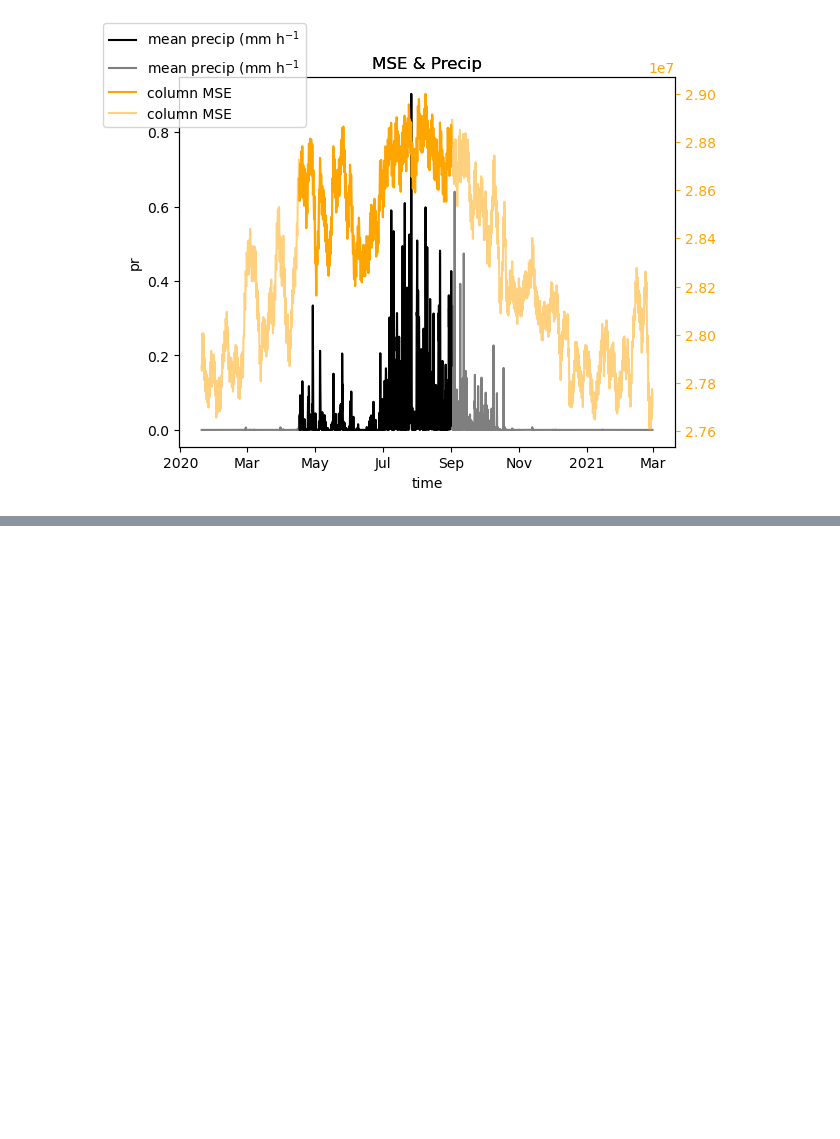
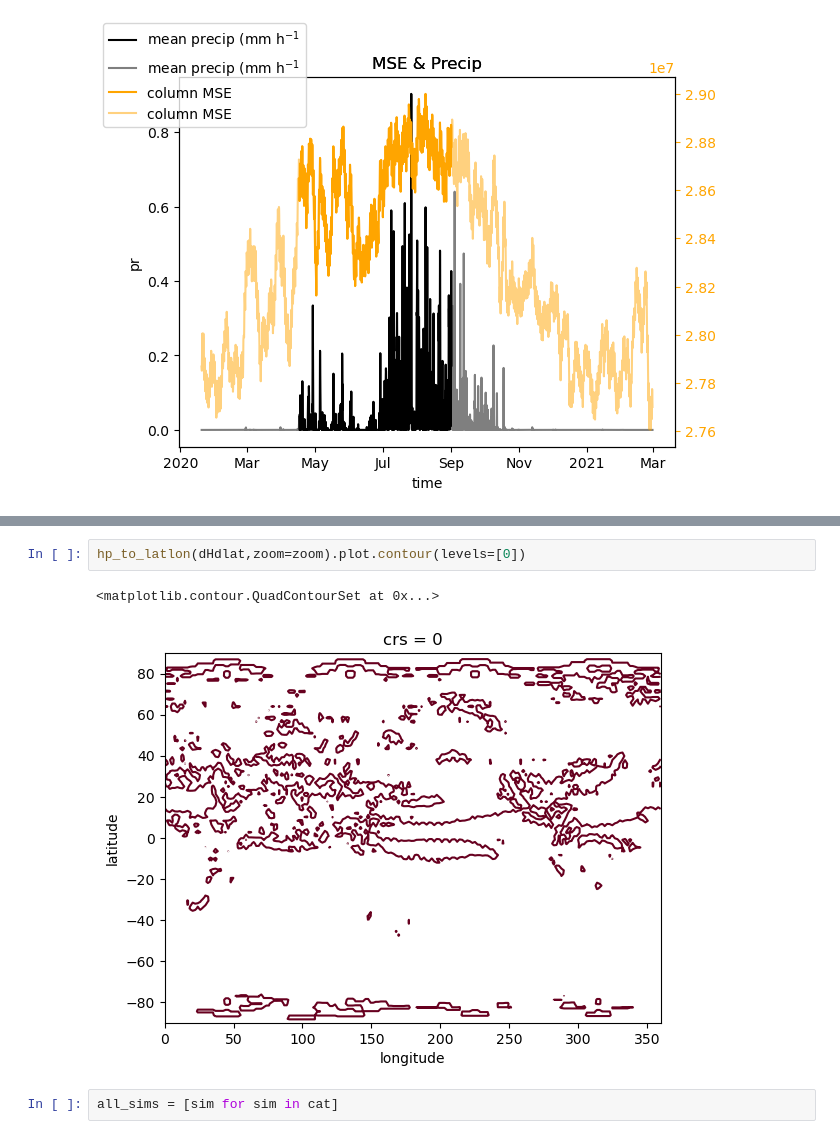
Before and after one commit to fran-morris-research/hackathon-monsoons, a Jupyter notebook: mse/mse_calc_test.ipynb, the cells around one changed output, grey strips where cells are left out. Cells and saved outputs as stored; diff of their text form; blank space fills up the shorter version.

```diff
--- a/mse/mse_calc_test.ipynb
+++ b/mse/mse_calc_test.ipynb
@@ -100,0 +157,7 @@ fig.legend(loc="upper left")
+# %%
+hp_to_latlon(dHdlat,zoom=zoom).plot.contour(levels=[0])
+# %% [output]
+<matplotlib.contour.QuadContourSet at 0x...>
+[figure, added]
+# %%
+all_sims = [sim for sim in cat]
```
Also changed, not shown: parts of 14 cells of this notebook.
